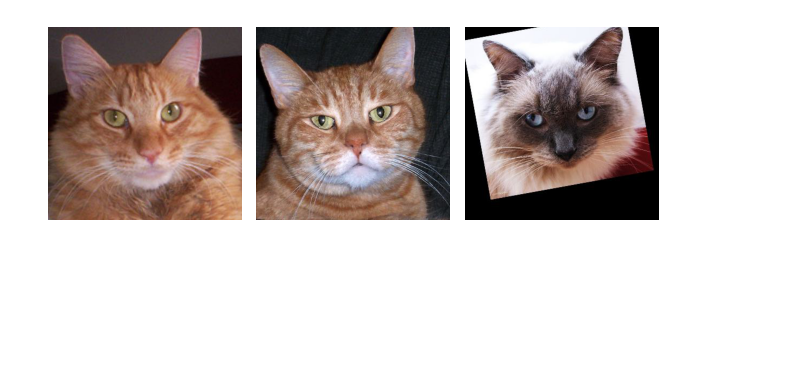
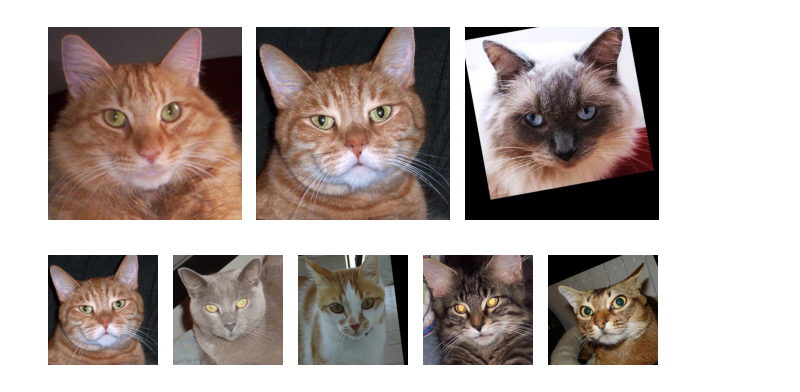
Before and after one commit to KonzelmannJonas/DTUImageAnalysis, a Jupyter notebook: exercises/ex8-CatsCatsCats/student-solution/cats.ipynb, the cells around one changed output. Drawn from its saved outputs; the diff is of its cells as text; code cells hidden in the pictures; blank space fills up the shorter version.

```diff
--- a/exercises/ex8-CatsCatsCats/student-solution/cats.ipynb
+++ b/exercises/ex8-CatsCatsCats/student-solution/cats.ipynb
@@ -229,3 +229,14 @@ fig.tight_layout()
 plt.show()
 # %% [output]
 [figure]
+# %%
+min_idx = np.argpartition(pca_distances, 5)[:5]
+fig, ax = plt.subplots(1,5)
+ax.ravel()
+for i in range(len(min_idx)):
+    ax[i].imshow(create_u_byte_image_from_vector(data_matrix[min_idx[i],:], exp_img.shape[1], exp_img.shape[0], 3))
+    ax[i].axis("off")
+fig.tight_layout()
+plt.show()
+# %% [output]
+[figure, added]
```
Also changed, not shown: 2 other files.
